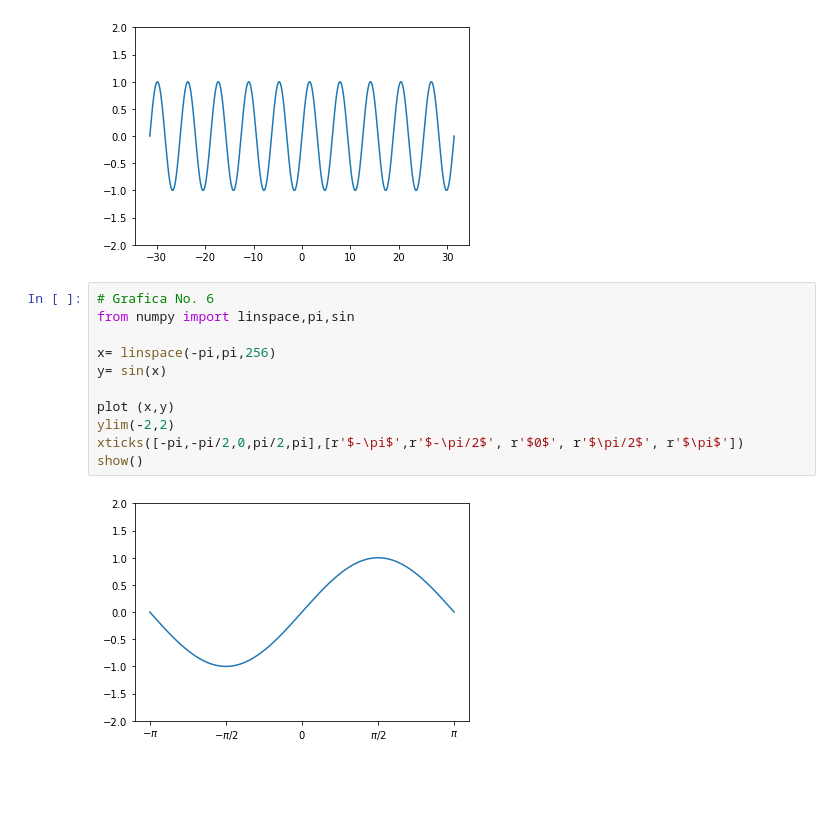
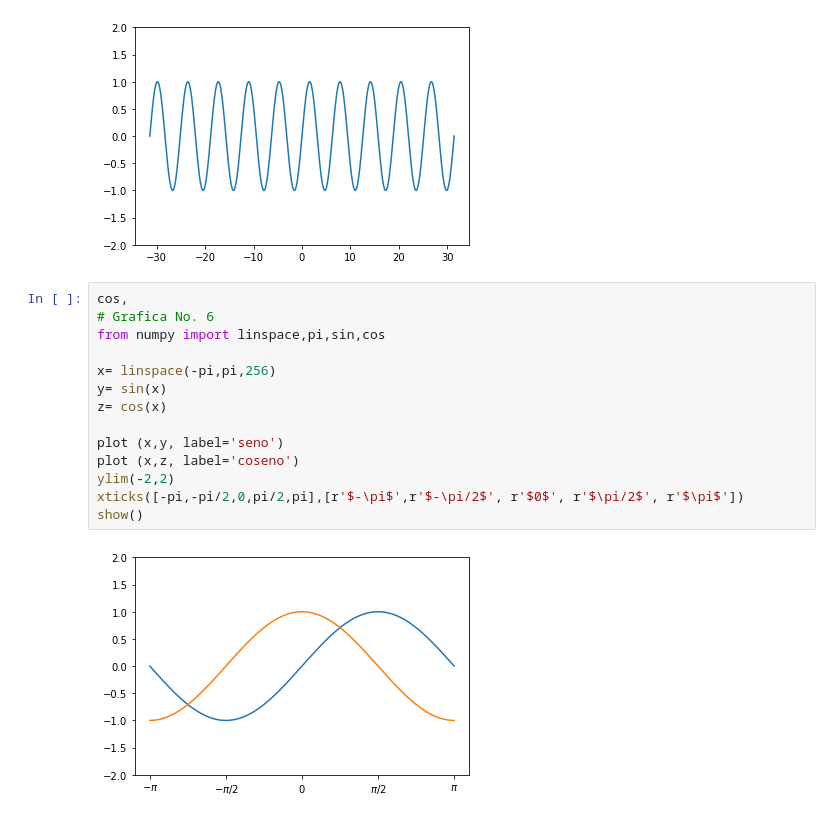
Before and after one commit to Kevinsolanoxd/Graficas_python, a Jupyter notebook: graficas_python.ipynb, the cells around one changed output. Drawn from its saved outputs; the diff is of its cells as text; blank space fills up the shorter version.

```diff
--- a/graficas_python.ipynb
+++ b/graficas_python.ipynb
@@ -68,15 +68,18 @@ show()
 # %% [output]
 [figure]
 # %%
+cos,
 # Grafica No. 6
-from numpy import linspace,pi,sin
+from numpy import linspace,pi,sin,cos
 
 x= linspace(-pi,pi,256)
 y= sin(x)
+z= cos(x)
 
-plot (x,y)
+plot (x,y, label='seno')
+plot (x,z, label='coseno')
 ylim(-2,2)
 xticks([-pi,-pi/2,0,pi/2,pi],[r'$-\pi$',r'$-\pi/2$', r'$0$', r'$\pi/2$', r'$\pi$'])
 show()
 # %% [output]
-[figure, old version]
+[figure, new version]
```
Also changed, not shown: parts of 10 cells of this notebook.
